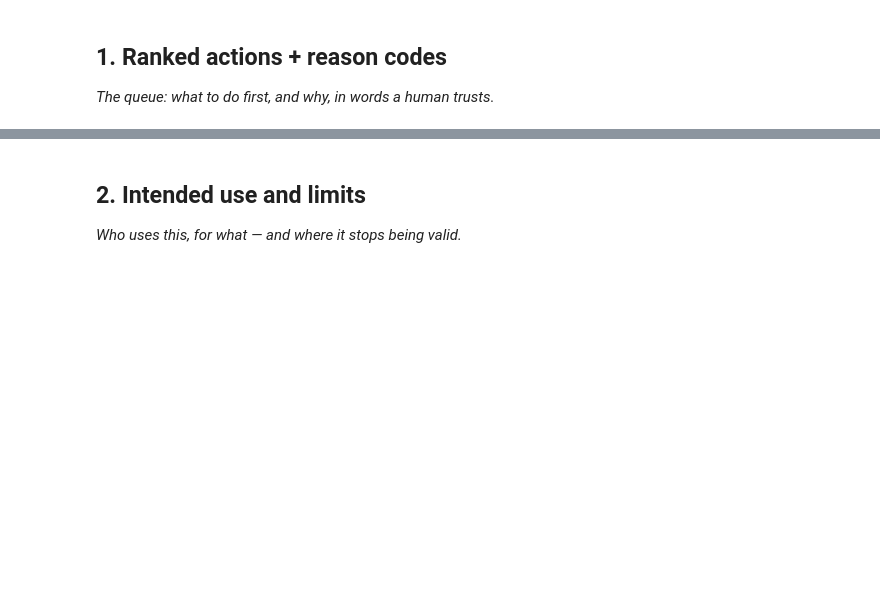
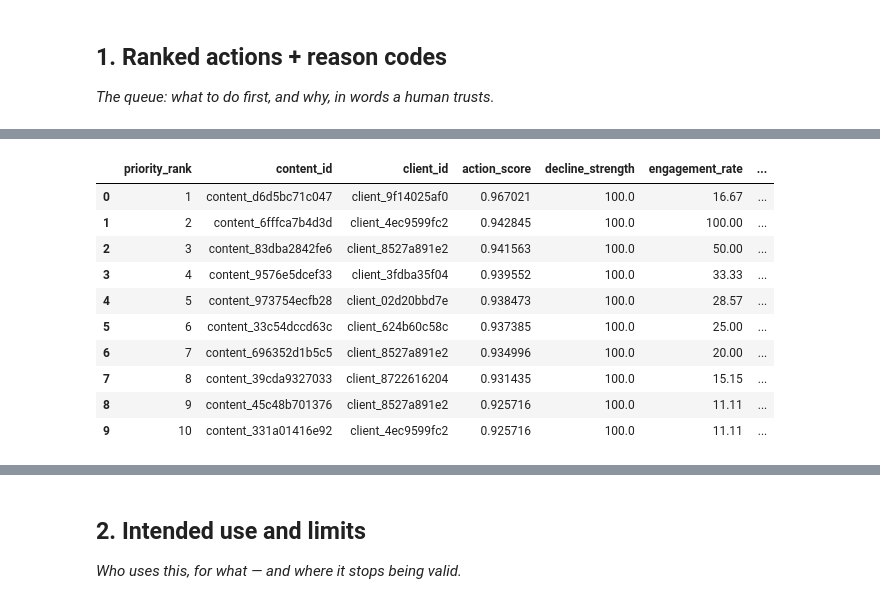
Before and after one commit to imnxr/flyrank-ml-internship, a Jupyter notebook: work/notebooks/w07_action_playbook.ipynb, the cells around one changed output, grey strips where cells are left out. Saved outputs shown, nothing was run; the diff lists cells and outputs as text; code cells hidden in the pictures; blank space fills up the shorter version.

Commit message:
Complete Week 7 content action playbook

```diff
--- a/work/notebooks/w07_action_playbook.ipynb
+++ b/work/notebooks/w07_action_playbook.ipynb
@@ -15,0 +189,12 @@ This skeleton is yours to fill. Work the sections **in order** — each one has
+# %%
+candidates = df.loc[df["trend_direction"].eq("down")].copy()
+
+candidates["decline_rank"] = candidates["decline_strength"].rank(pct=True)
+candidates["engagement_rank"] = candidates["engagement_rate"].rank(pct=True)
+candidates["staleness_rank"] = candidates["days_since_last_update"].rank(pct=True)
+
+print("Review candidates:", len(candidates))
+
+candidates[
+    ["decline_rank", "engagement_rank", "staleness_rank"]
+].describe().T
@@ -15,0 +207,8 @@ This skeleton is yours to fill. Work the sections **in order** — each one has
+# %%
+candidates["action_score"] = (
+    0.50 * candidates["decline_rank"]
+    + 0.30 * candidates["engagement_rank"]
+    + 0.20 * candidates["staleness_rank"]
+)
+
+print(candidates["action_score"].describe())
@@ -15,0 +225,31 @@ This skeleton is yours to fill. Work the sections **in order** — each one has
+# %%
+candidates = candidates.sort_values(
+    "action_score",
+    ascending=False,
+).reset_index(drop=True)
+
+candidates["priority_rank"] = np.arange(1, len(candidates) + 1)
+
+top_columns = [
+    "priority_rank",
+    "content_id",
+    "client_id",
+    "action_score",
+    "decline_strength",
+    "engagement_rate",
+    "days_since_last_update",
+]
+
+candidates[top_columns].head(10)
+# %% [output]
+|  | priority_rank | content_id | client_id | action_score | decline_strength | engagement_rate | ... |
+| 0 | 1 | content_d6d5bc71c047 | client_9f14025af0 | 0.967021 | 100.0 | 16.67 | ... |
+| 1 | 2 | content_6fffca7b4d3d | client_4ec9599fc2 | 0.942845 | 100.0 | 100.00 | ... |
+| 2 | 3 | content_83dba2842fe6 | client_8527a891e2 | 0.941563 | 100.0 | 50.00 | ... |
+| 3 | 4 | content_9576e5dcef33 | client_3fdba35f04 | 0.939552 | 100.0 | 33.33 | ... |
+| 4 | 5 | content_973754ecfb28 | client_02d20bbd7e | 0.938473 | 100.0 | 28.57 | ... |
+| 5 | 6 | content_33c54dccd63c | client_624b60c58c | 0.937385 | 100.0 | 25.00 | ... |
+| 6 | 7 | content_696352d1b5c5 | client_8527a891e2 | 0.934996 | 100.0 | 20.00 | ... |
+| 7 | 8 | content_39cda9327033 | client_8722616204 | 0.931435 | 100.0 | 15.15 | ... |
+| 8 | 9 | content_45c48b701376 | client_8527a891e2 | 0.925716 | 100.0 | 11.11 | ... |
+| 9 | 10 | content_331a01416e92 | client_4ec9599fc2 | 0.925716 | 100.0 | 11.11 | ... |
```
Also changed, not shown: parts of 27 cells of this notebook.
